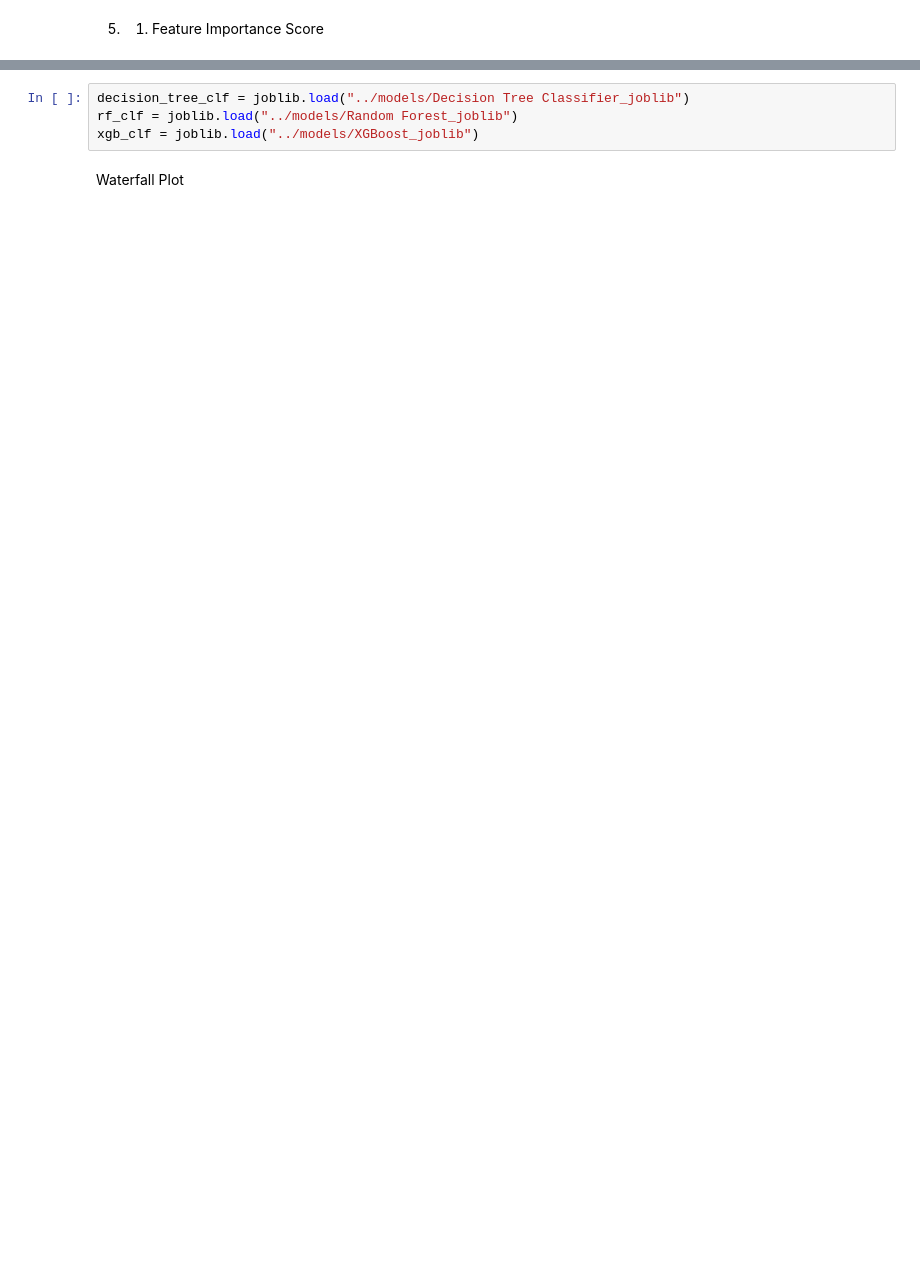
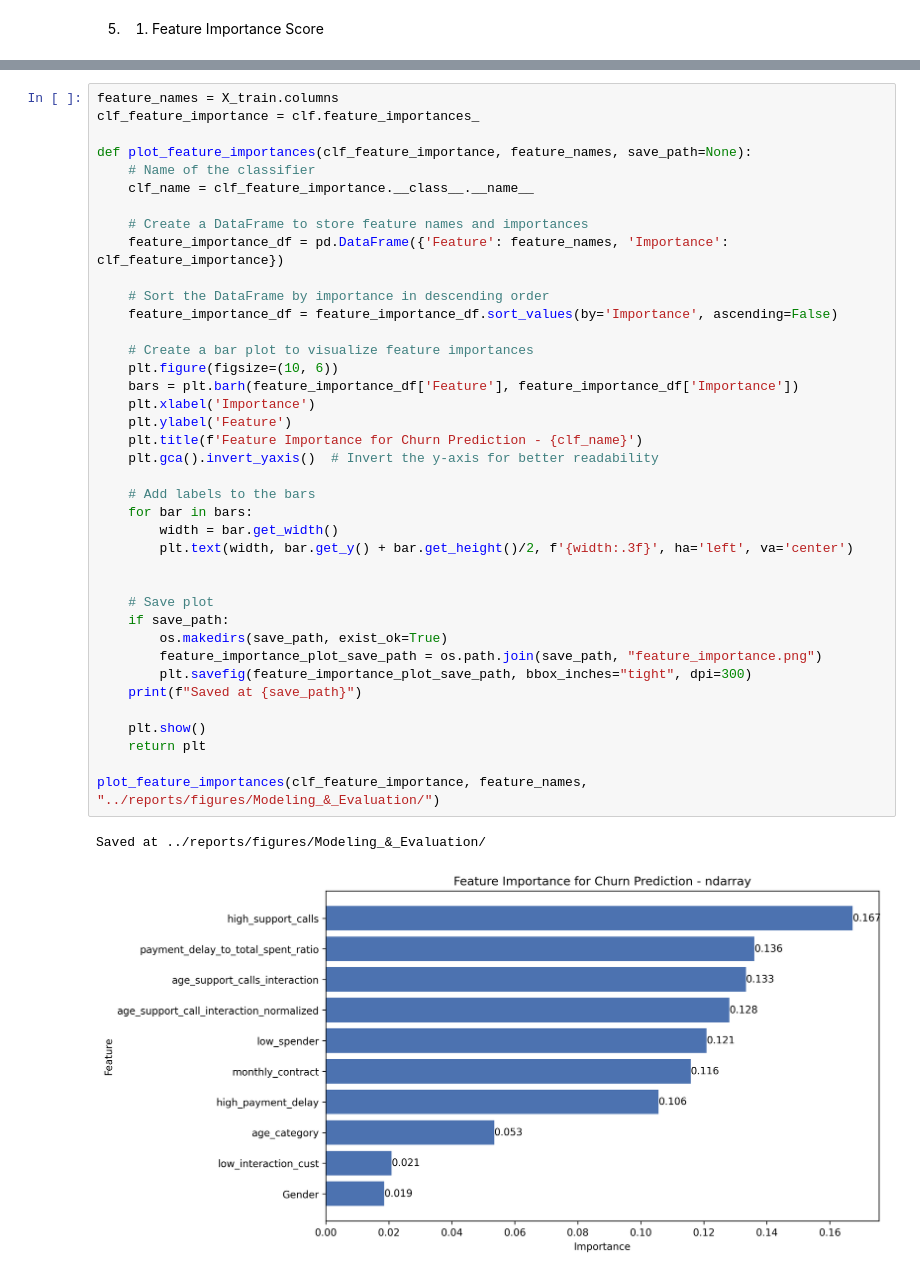
Before and after one commit to fausstoo/Telecom-Customer-Churn-Prediction, a Jupyter notebook: notebooks/Modeling_&_Evaluation.ipynb, the cells around one changed output, grey strips where cells are left out. Drawn from its saved outputs; the diff is of its cells as text; blank space fills up the shorter version.

```diff
--- a/notebooks/Modeling_&_Evaluation.ipynb
+++ b/notebooks/Modeling_&_Evaluation.ipynb
@@ -385,6 +391,42 @@ plot_feature_importances(models, X_train)
-# %%
-decision_tree_clf = joblib.load("../models/Decision Tree Classifier_joblib")
-rf_clf = joblib.load("../models/Random Forest_joblib")
-xgb_clf = joblib.load("../models/XGBoost_joblib")
-# %% [markdown]
-Waterfall Plot
+# %%
+feature_names = X_train.columns
+clf_feature_importance = clf.feature_importances_
+
+def plot_feature_importances(clf_feature_importance, feature_names, save_path=None):
+    # Name of the classifier
+    clf_name = clf_feature_importance.__class__.__name__
+
+    # Create a DataFrame to store feature names and importances
+    feature_importance_df = pd.DataFrame({'Feature': feature_names, 'Importance': clf_feature_importance})
+
+    # Sort the DataFrame by importance in descending order
+    feature_importance_df = feature_importance_df.sort_values(by='Importance', ascending=False)
+
+    # Create a bar plot to visualize feature importances
+    plt.figure(figsize=(10, 6))
+    bars = plt.barh(feature_importance_df['Feature'], feature_importance_df['Importance'])
+    plt.xlabel('Importance')
+    plt.ylabel('Feature')
+    plt.title(f'Feature Importance for Churn Prediction - {clf_name}')
+    plt.gca().invert_yaxis()  # Invert the y-axis for better readability
+
+    # Add labels to the bars
+    for bar in bars:
+        width = bar.get_width()
+        plt.text(width, bar.get_y() + bar.get_height()/2, f'{width:.3f}', ha='left', va='center')
+
+
+    # Save plot
+    if save_path:
+        os.makedirs(save_path, exist_ok=True)
+        feature_importance_plot_save_path = os.path.join(save_path, "feature_importance.png")
+        plt.savefig(feature_importance_plot_save_path, bbox_inches="tight", dpi=300)
+    print(f"Saved at {save_path}")
+
+    plt.show()
+    return plt
+
+plot_feature_importances(clf_feature_importance, feature_names, "../reports/figures/Modeling_&_Evaluation/")
+# %% [output]
+Saved at ../reports/figures/Modeling_&_Evaluation/
+[figure, added]
```
Also changed, not shown: parts of 22 cells of this notebook, 6 other files.
